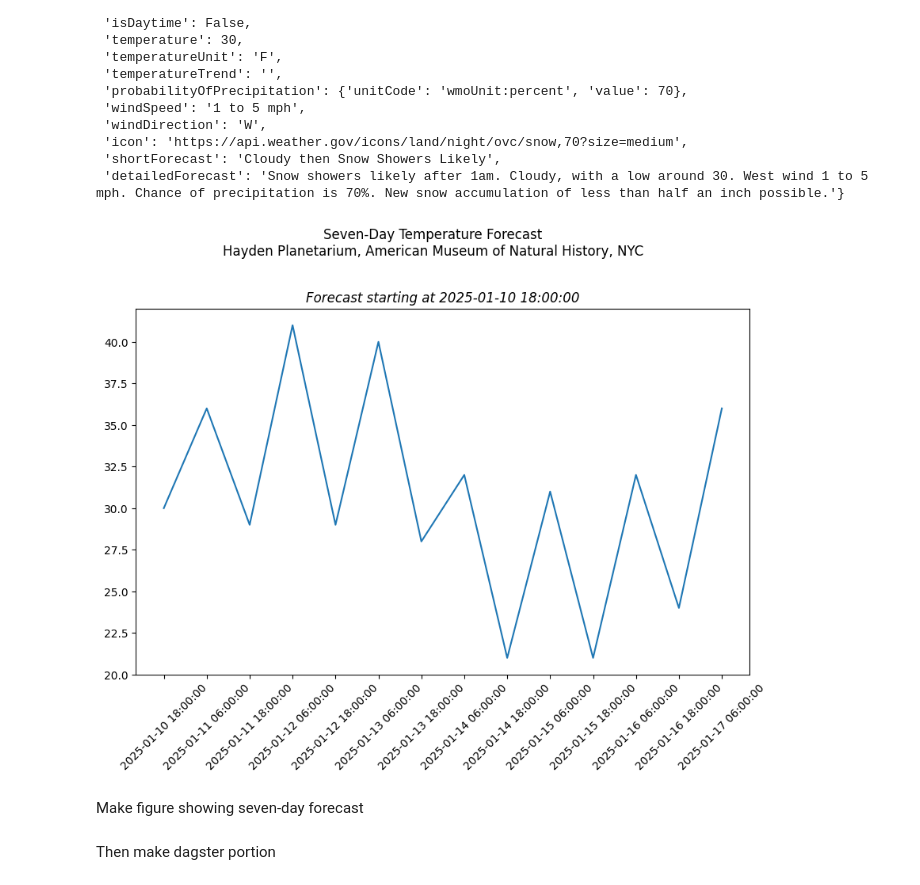
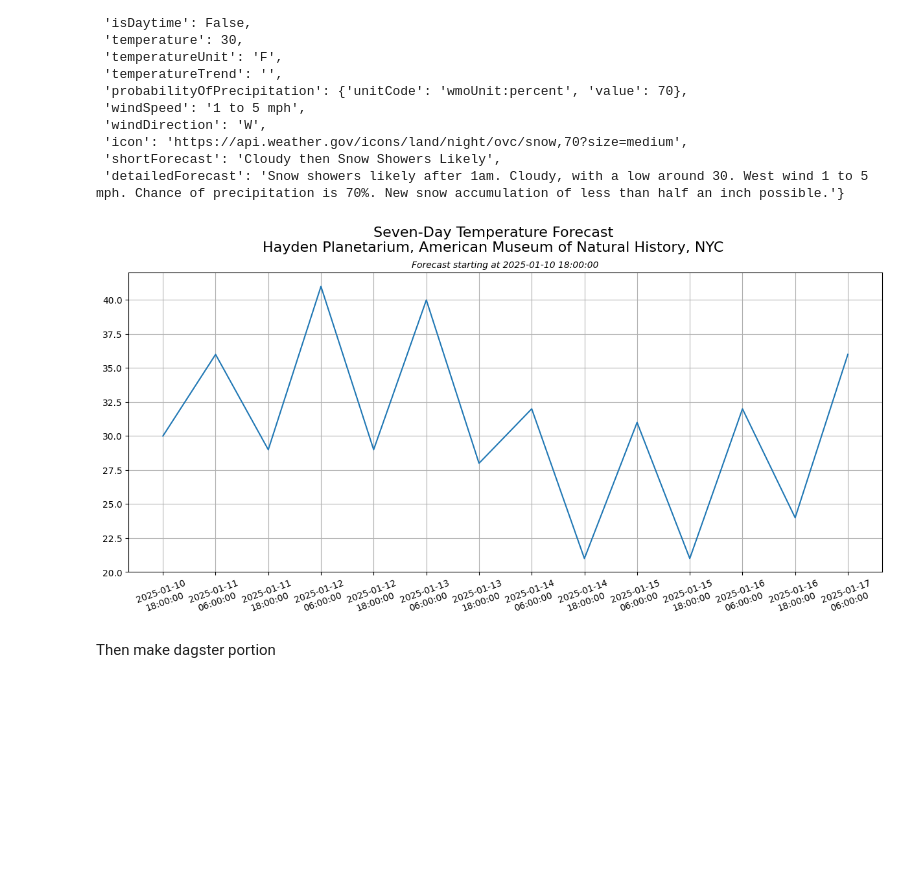
Before and after one commit to sralter/dagster_ncei, a Jupyter notebook: 1.ipynb, the cells around one changed output. Cells and saved outputs as stored; diff of their text form; code cells hidden in the pictures; blank space fills up the shorter version.

Commit message:
whack-a-mole with the bugs in my first dagster flow

```diff
--- a/1.ipynb
+++ b/1.ipynb
@@ -139,25 +158,37 @@ forecast[0]
 # %%
 temperatures = [forecast[i]['temperature'] for i in forecast]
 times = [
     datetime.fromisoformat(forecast[i]['startTime'].replace("Z", "")).strftime('%Y-%m-%d %H:%M:%S')
     for i in range(len(forecast))
 ]
 
+# select every other element, starting with the first (index 0)
+# we won't do this as I want to show all the data
+# temperatures = temperatures[::2]
+# times = times[::2]
+
 # temperatures
 # times
 
-fig, ax = plt.subplots(1, 1, figsize=(10, 6))
+fig, ax = plt.subplots(1, 1, figsize=(15, 6))
 ax.plot(times, temperatures)
 
-plt.suptitle('Seven-Day Temperature Forecast\nHayden Planetarium, American Museum of Natural History, NYC', y=1.05)
-plt.title(f'Forecast starting at {times[0]}', fontstyle='italic', y=1)
-plt.xticks(rotation=45)
+formatted_times = [time.replace(' ', '\n') for time in times]
+ax.set_xticks(times)  # Set the original x-tick positions
+ax.set_xticklabels(formatted_times, rotation=20)  # Use the formatted labels
+
+plt.suptitle('Seven-Day Temperature Forecast\nHayden Planetarium, American Museum of Natural History, NYC',
+             y=1.0,
+             fontsize=16)
+plt.title(f'Forecast starting at {times[0]}',
+          fontstyle='italic',
+          y=1,
+          fontsize=10)
+plt.grid(visible=True)
 
 plt.show()
 # %% [output]
-[figure, old version]
+[figure, new version]
-# %% [markdown]
-Make figure showing seven-day forecast
 # %% [markdown]
 Then make dagster portion
 # %% [markdown]
```
Also changed, not shown: parts of 5 cells of this notebook, 5 other files.
